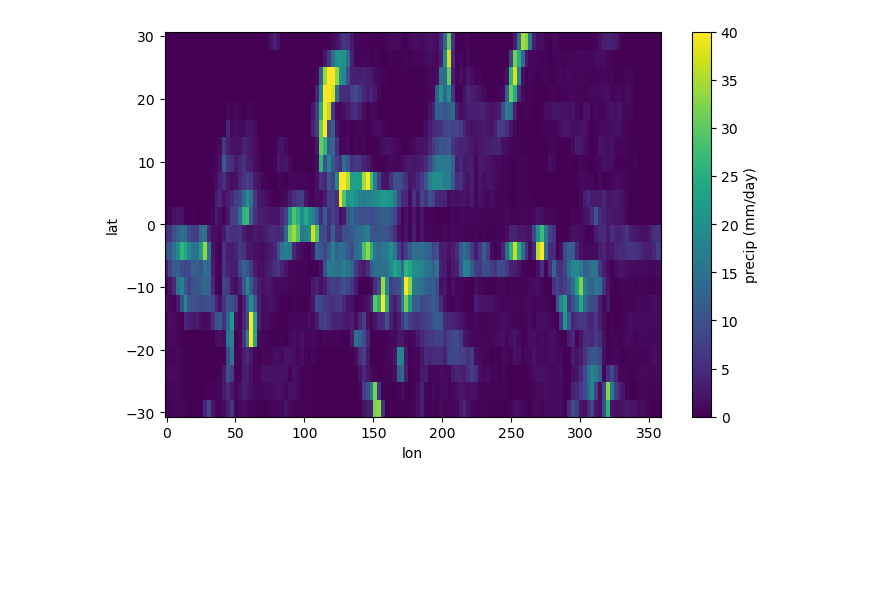
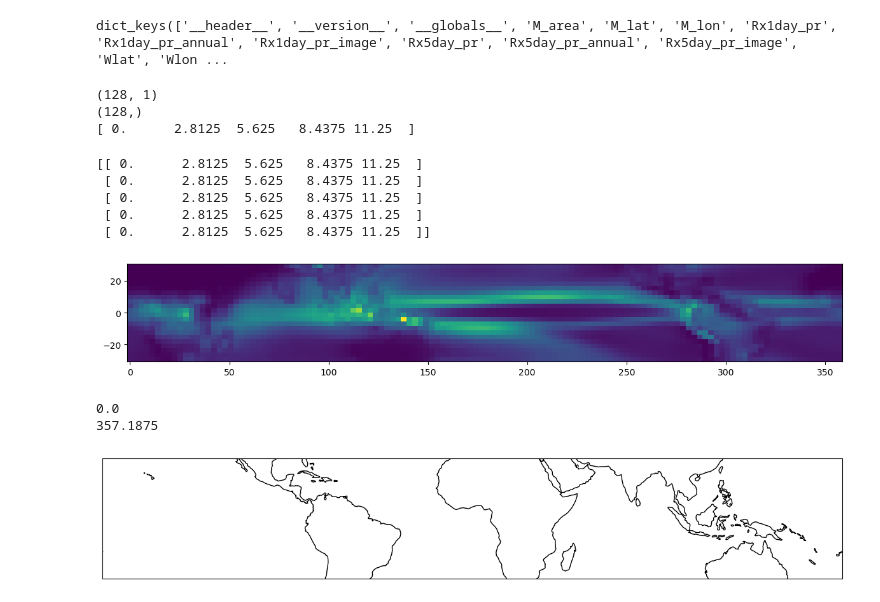
Before and after one commit to PBlackberg/phd, a Jupyter notebook: plotscripts/map_plot.ipynb, the cells around one changed output. Drawn from its saved outputs; the diff is of its cells as text; code cells hidden in the pictures; blank space fills up the shorter version.

```diff
--- a/plotscripts/map_plot.ipynb
+++ b/plotscripts/map_plot.ipynb
@@ -42,0 +95,6 @@ dir= path +'\\'+ fileName
+# %%
+# loading variables
+data = loadmat(file_path)
+print(data.keys())
+# %% [output]
+dict_keys(['__header__', '__version__', '__globals__', 'M_area', 'M_lat', 'M_lon', 'Rx1day_pr', 'Rx1day_pr_annual', 'Rx1day_pr_image', 'Rx5day_pr', 'Rx5day_pr_annual', 'Rx5day_pr_image', 'Wlat', 'Wlon ...
@@ -43,19 +107,55 @@ dir= path +'\\'+ fileName
 # %%
+# Defining variables
 
-# loading variables
-data = loadmat(r"C:\Users\carlp\data\97th_percentile\domain\IPSL_domain_pr_rcp85.mat")
-# data.keys() to see the variables
-x = np.squeeze(data['lon'],axis=1)
-y = np.squeeze(data['lat'],axis=1)
-z = data['snapshot_pr_image']
-z1 = np.transpose(z)
+print(np.shape(data['lon']))
+
+lon = np.squeeze(data['lon'],axis=1)
+lat = np.squeeze(data['lat'],axis=1)
+z = data['mean_pr_image']
+z = np.transpose(z)
+
+
+print(np.shape(lon))
+print(lon[0:5])
+# %% [output]
+(128, 1)
+(128,)
+[ 0.      2.8125  5.625   8.4375 11.25  ]
+# %%
+# plot data
+lon2d, lat2d= np.meshgrid(lon,lat)
+print(lon2d[0:5,0:5])
+
+fig= plt.figure(figsize=(14.5,2))
+ax= fig.add_subplot(1,1,1)
+
+pcm= ax.pcolormesh(lon2d,lat2d,z)
+# %% [output]
+[[ 0.      2.8125  5.625   8.4375 11.25  ]
+ [ 0.      2.8125  5.625   8.4375 11.25  ]
+ [ 0.      2.8125  5.625   8.4375 11.25  ]
+ [ 0.      2.8125  5.625   8.4375 11.25  ]
+ [ 0.      2.8125  5.625   8.4375 11.25  ]]
+[figure, added]
+# %%
+print(lon[0])
+print(lon[-1])
+# %% [output]
+0.0
+357.1875
 # %%
-# plot figure
-plt.figure(figsize=(8,5))
-plt.pcolor(x,y,z1,vmin=0,vmax=40)
-plt.xlabel('lon')
-plt.ylabel('lat')
-cbar= plt.colorbar()
-cbar.set_label('precip (mm/day)')
+# plot figure map
+fig= plt.figure(figsize=(15,5))
+
+ax= fig.add_subplot(1,1,1, projection=ccrs.PlateCarree()) #central_longitude=180
+ax.add_feature(cfeat.COASTLINE)
+#ax.set_extent([-90, 160, lat[0], lat[-1]], crs=ccrs.PlateCarree())
+
+ax.set_extent([lon[0], lon[-1], lat[0], lat[-1]], crs=ccrs.PlateCarree())
+
+
+#grid_lines=alon.gridlines(draw_labels=True)
+#grid_lines.lonformatter= LONGITUDE_FORMATTER
+#grid_lines.latformatter= LATITUDE_FORMATTER
 # %% [output]
-[figure, old version]
+[figure, new version]
```
Also changed, not shown: parts of 9 cells of this notebook.
